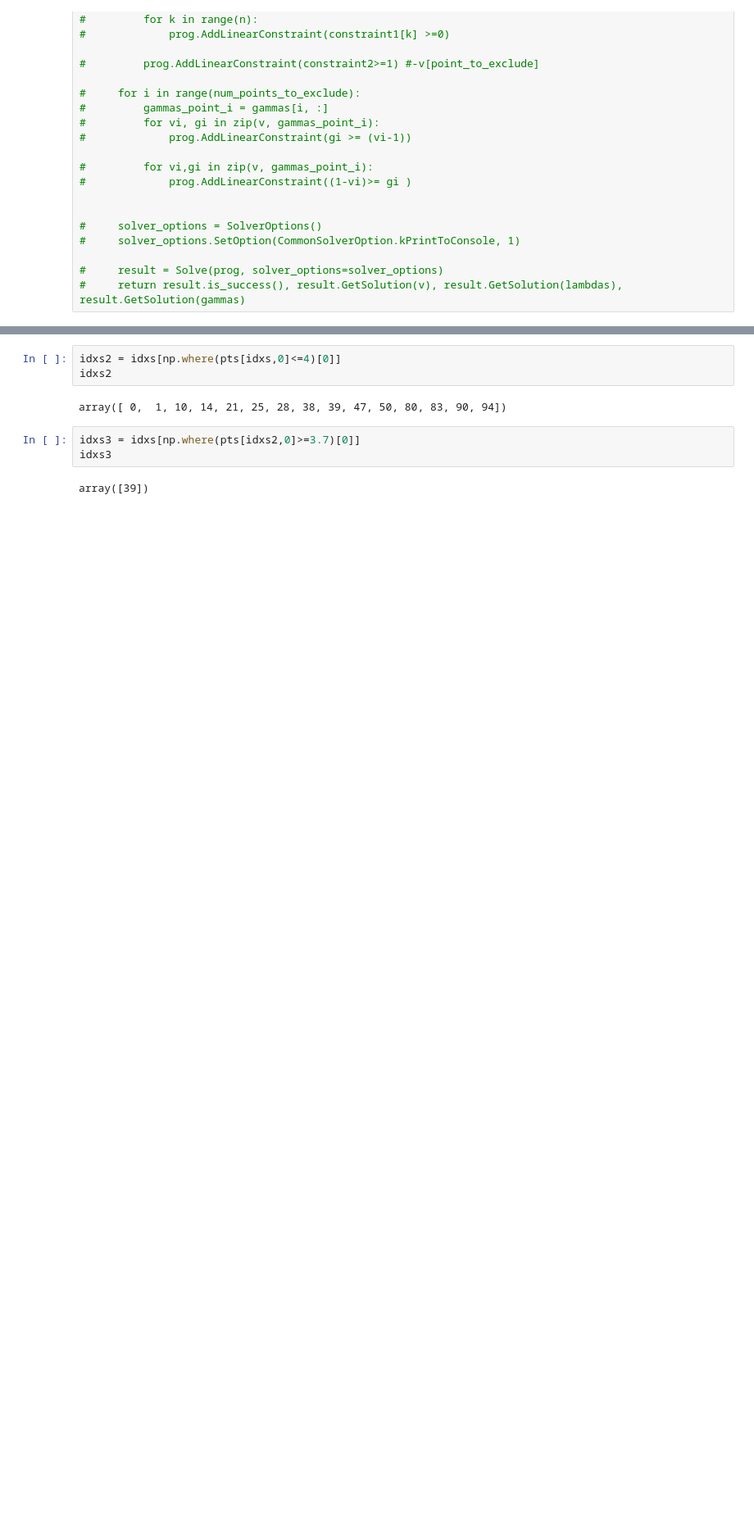
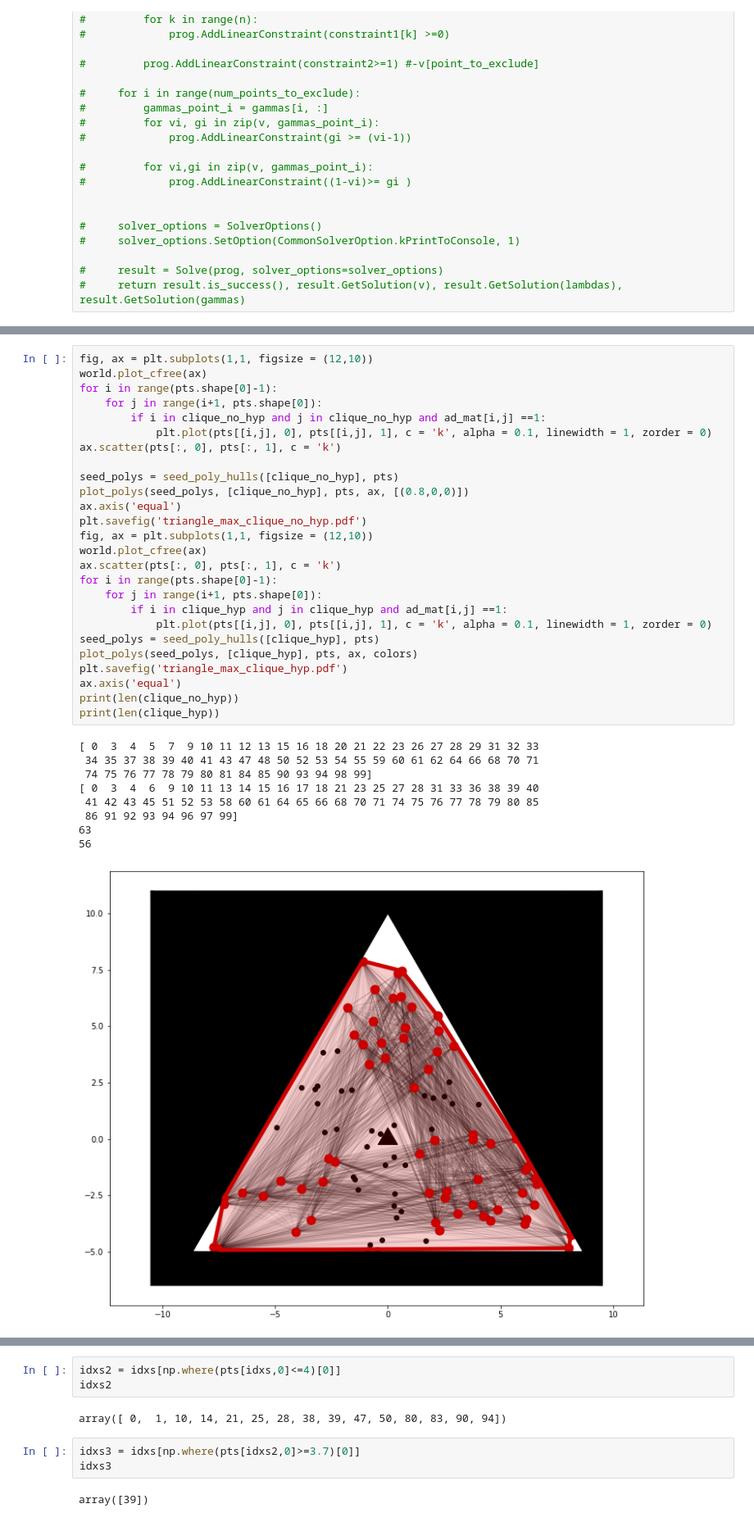
Before and after one commit to wernerpe/visiris, a Jupyter notebook: test_cvx_hull_formulation.ipynb, the cells around one changed output, grey strips where cells are left out. Shown at 82% size. Drawn from its saved outputs; the diff is of its cells as text; blank space fills up the shorter version.

```diff
--- a/test_cvx_hull_formulation.ipynb
+++ b/test_cvx_hull_formulation.ipynb
@@ -894,0 +1159,36 @@ plt.savefig('nohyp.pdf')
+# %%
+fig, ax = plt.subplots(1,1, figsize = (12,10))
+world.plot_cfree(ax)
+for i in range(pts.shape[0]-1):
+    for j in range(i+1, pts.shape[0]):
+        if i in clique_no_hyp and j in clique_no_hyp and ad_mat[i,j] ==1:
+            plt.plot(pts[[i,j], 0], pts[[i,j], 1], c = 'k', alpha = 0.1, linewidth = 1, zorder = 0)
+ax.scatter(pts[:, 0], pts[:, 1], c = 'k')
+
+seed_polys = seed_poly_hulls([clique_no_hyp], pts)
+plot_polys(seed_polys, [clique_no_hyp], pts, ax, [(0.8,0,0)])
+ax.axis('equal')
+plt.savefig('triangle_max_clique_no_hyp.pdf')
+fig, ax = plt.subplots(1,1, figsize = (12,10))
+world.plot_cfree(ax)
+ax.scatter(pts[:, 0], pts[:, 1], c = 'k')
+for i in range(pts.shape[0]-1):
+    for j in range(i+1, pts.shape[0]):
+        if i in clique_hyp and j in clique_hyp and ad_mat[i,j] ==1:
+            plt.plot(pts[[i,j], 0], pts[[i,j], 1], c = 'k', alpha = 0.1, linewidth = 1, zorder = 0)
+seed_polys = seed_poly_hulls([clique_hyp], pts)
+plot_polys(seed_polys, [clique_hyp], pts, ax, colors)
+plt.savefig('triangle_max_clique_hyp.pdf')
+ax.axis('equal')
+print(len(clique_no_hyp))
+print(len(clique_hyp))
+# %% [output]
+[ 0  3  4  5  7  9 10 11 12 13 15 16 18 20 21 22 23 26 27 28 29 31 32 33
+ 34 35 37 38 39 40 41 43 47 48 50 52 53 54 55 59 60 61 62 64 66 68 70 71
+ 74 75 76 77 78 79 80 81 84 85 90 93 94 98 99]
+[ 0  3  4  6  9 10 11 13 14 15 16 17 18 21 23 25 27 28 31 33 36 38 39 40
+ 41 42 43 45 51 52 53 58 60 61 64 65 66 68 70 71 74 75 76 77 78 79 80 85
+ 86 91 92 93 94 96 97 99]
+63
+56
+[figure, added]
```
Also changed, not shown: parts of 5 cells of this notebook, 28 other files.
